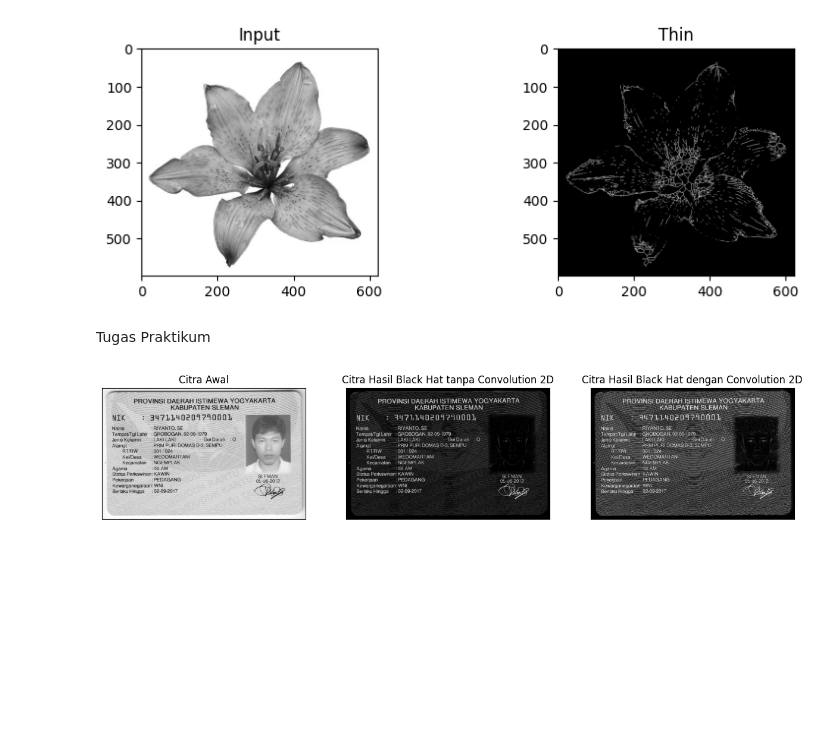
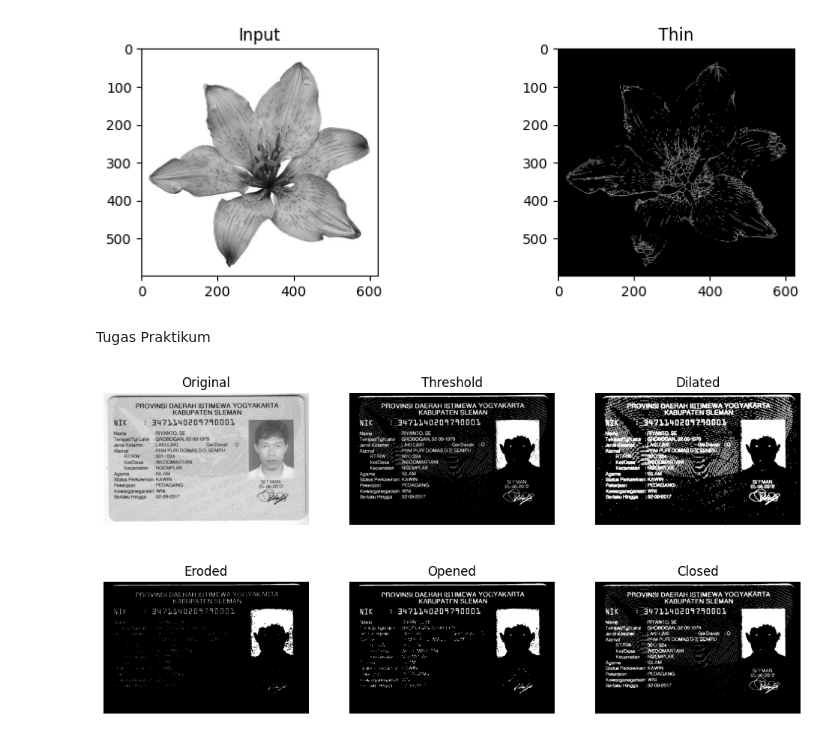
Before and after one commit to filladani/PCVK_2024, a Jupyter notebook: week9.ipynb, the cells around one changed output. Drawn from its saved outputs; the diff is of its cells as text; code cells hidden in the pictures; blank space fills up the shorter version.

```diff
--- a/week9.ipynb
+++ b/week9.ipynb
@@ -565,28 +526,33 @@ def Brightness (image, brightness):
-# %%
-filterSize =(3, 3)
-kernel = cv2.getStructuringElement(cv2.MORPH_RECT, filterSize)
-
-# Reading the image named 'input.jpg'
-image = cv2.imread('/content/drive/MyDrive/PCVK/images/ktp.png')
-
-# Histogram
-# brightness = Brightness(image, -10)
-result = cv2.filter2D(image, -1, kernel_sharpen)
-img1 = cv2.cvtColor(result, cv2.COLOR_BGR2GRAY)
-img2 = cv2.cvtColor(image, cv2.COLOR_BGR2GRAY)
-image = cv2.cvtColor(image, cv2.COLOR_BGR2GRAY)
-
-Kernel = cv2.getStructuringElement(cv2.MORPH_RECT, (13, 5))
-blackhat = cv2.morphologyEx(img1, cv2.MORPH_BLACKHAT, Kernel)
-blackhat2 = cv2.morphologyEx(img2, cv2.MORPH_BLACKHAT, Kernel)
-
-plt.figure(figsize=(15,30))
-plt.subplot(131),plt.imshow(image,cmap = 'gray')
-plt.title('Citra Awal'), plt.xticks([]), plt.yticks([])
-plt.subplot(132),plt.imshow(blackhat2,cmap = 'gray')
-plt.title('Citra Hasil Black Hat tanpa Convolution 2D'), plt.xticks([]), plt.yticks([])
-plt.subplot(133),plt.imshow(blackhat,cmap = 'gray')
-plt.title('Citra Hasil Black Hat dengan Convolution 2D'), plt.xticks([]), plt.yticks([])
-plt.show()
-# %% [output]
-[figure, removed]
+# %%
+import cv2
+import numpy as np
+from matplotlib import pyplot as plt
+
+# Load the KTP image in grayscale
+img = cv2.imread('/content/drive/MyDrive/PCVK/images/ktp.png', 0)
+
+# Apply thresholding to enhance the text readability
+_, thresh_img = cv2.threshold(img, 128, 255, cv2.THRESH_BINARY_INV)
+
+# Define a kernel for morphological operations
+kernel = np.ones((3, 3), np.uint8)
+
+# Apply morphological operations
+dilated_img = cv2.dilate(thresh_img, kernel, iterations=1)
+eroded_img = cv2.erode(thresh_img, kernel, iterations=1)
+opened_img = cv2.morphologyEx(thresh_img, cv2.MORPH_OPEN, kernel)
+closed_img = cv2.morphologyEx(thresh_img, cv2.MORPH_CLOSE, kernel)
+
+# Display results
+titles = ['Original', 'Threshold', 'Dilated', 'Eroded', 'Opened', 'Closed']
+images = [img, thresh_img, dilated_img, eroded_img, opened_img, closed_img]
+
+plt.figure(figsize=(12, 6))
+for i in range(6):
+    plt.subplot(2, 3, i + 1)
+    plt.imshow(images[i], 'gray')
+    plt.title(titles[i])
+    plt.axis('off')
+plt.show()
+# %% [output]
+[figure, added]
```
Also changed, not shown: parts of 1 cell of this notebook.
